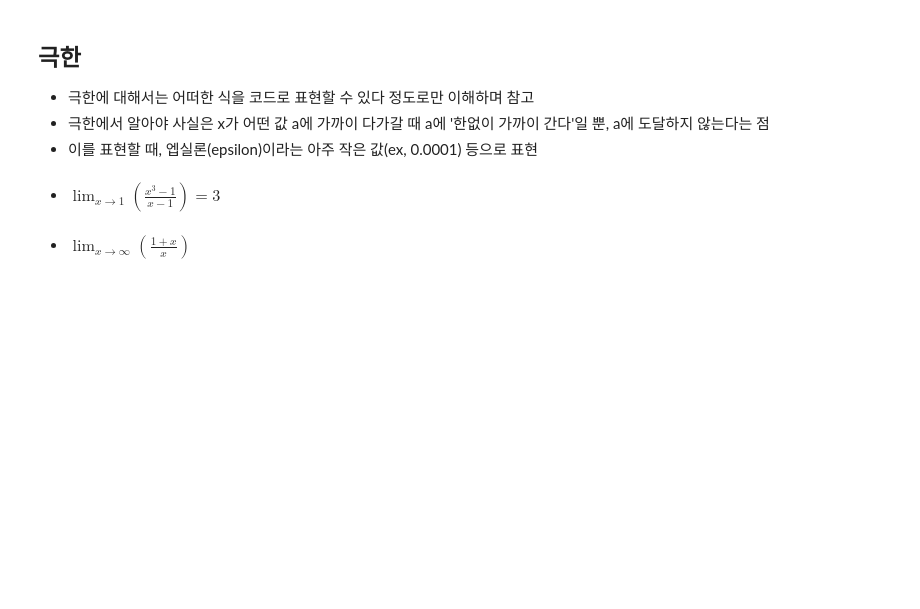
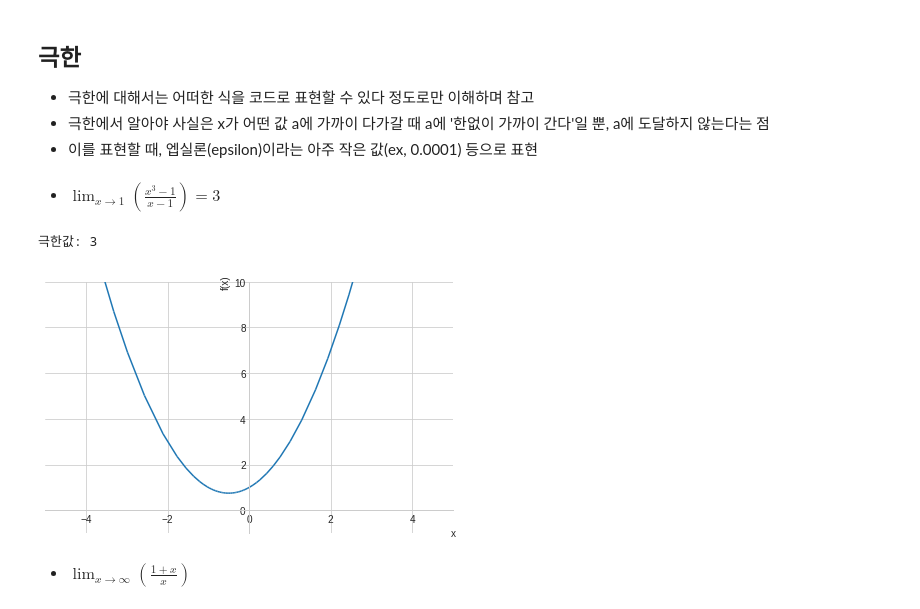
Before and after one commit to SeWonKwon/DeepLearning, a Jupyter notebook: B02_신경망_기초_수학.ipynb, the cells around one changed output. Cells and saved outputs as stored; diff of their text form; code cells hidden in the pictures; blank space fills up the shorter version.

```diff
--- a/B02_신경망_기초_수학.ipynb
+++ b/B02_신경망_기초_수학.ipynb
@@ -235,7 +251,21 @@ plt.show()
 - 극한에 대해서는 어떠한 식을 코드로 표현할 수 있다 정도로만 이해하며 참고
 - 극한에서 알아야 사실은 x가 어떤 값 a에 가까이 다가갈 때 a에 '한없이 가까이 간다'일 뿐, a에 도달하지 않는다는 점
 - 이를 표현할 때, 엡실론(epsilon)이라는 아주 작은 값(ex, 0.0001) 등으로 표현
+# %%
+from sympy import *
+init_printing()
+
+x, y, z = symbols('x y z')
+a, b, c, t = symbols('a b  c t')
 # %% [markdown]
 - $\lim_{x \to 1} \left(\frac{x^3-1}{x-1} \right) = 3$
+# %%
+# limit(식, x, 리밋값)
+print("극한값:" , limit((x**3-1)/(x-1),x,1))
+
+plot((x**3-1)/(x-1), xlim=(-5,5), ylim=(-1,10));
+# %% [output]
+극한값: 3
+[figure, added]
 # %% [markdown]
 - $\lim_{x \to \infty} \left(\frac{1+x}{x} \right)$
```
Also changed, not shown: parts of 23 cells of this notebook.
